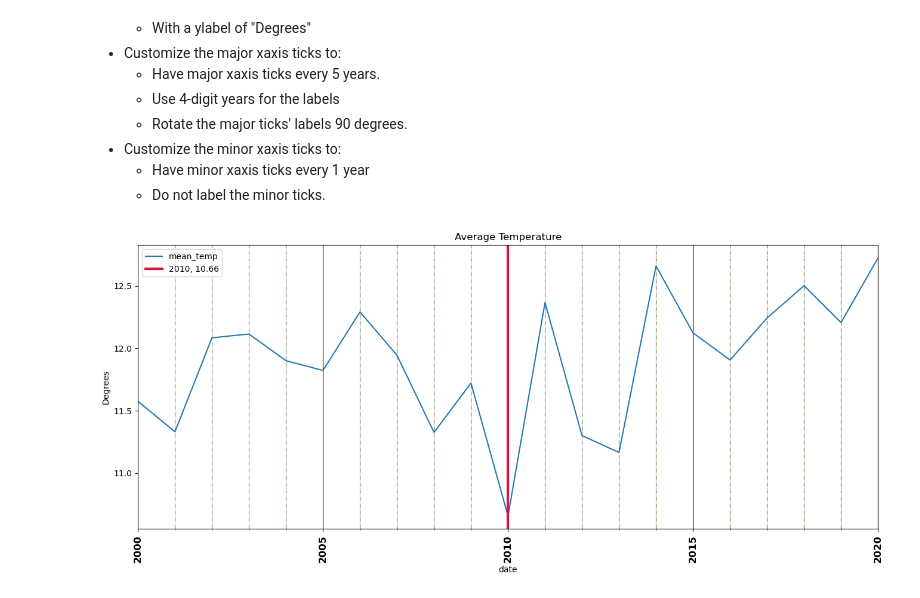
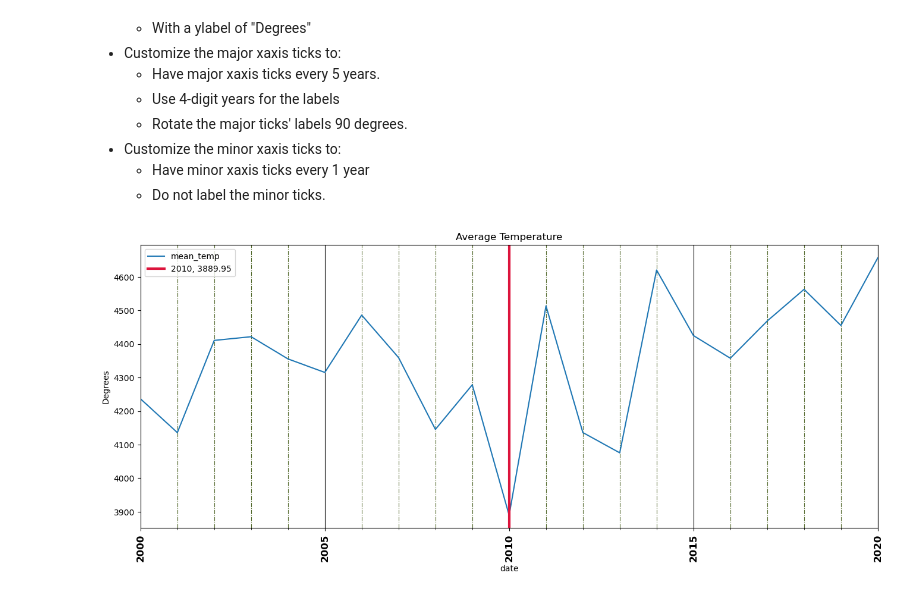
Before and after one commit to wrodemoyer/Resampling-Datetime-Data-Core, a Jupyter notebook: Resampling Datetime Data.ipynb, the cells around one changed output. Cells and saved outputs as stored; diff of their text form; code cells hidden in the pictures.

```diff
--- a/Resampling Datetime Data.ipynb
+++ b/Resampling Datetime Data.ipynb
@@ -199,10 +199,10 @@ df['mean_temp']= df['mean_temp'].interpolate()
 df['min_temp']= df['min_temp'].interpolate()
 
 # precipitation
-df['precipitation']= df['precipitation'].interpolate()
+df['precipitation']= df['precipitation'].fillna(0)
 
 # snow_depth
-df['snow_depth']= df['snow_depth'].fillna(method= 'ffill')
+df['snow_depth']= df['snow_depth'].fillna(0)
 
 
 df.isna().sum()
@@ -381,7 +381,7 @@ date
 Name: mean_temp, Length: 7671, dtype: float64
 # %%
 # Resample data as Yearly
-mt_res= mt.resample('AS').mean()
+mt_res= mt.resample('A').sum()
 mt_res.head()
 # %% [output]
 date
@@ -422,18 +422,18 @@ Visuals
 # %%
 fig, ax= plt.subplots(figsize= (16,7))
 
 mt_res.plot(ax=ax, title= 'Average Temperature', ylabel= 'Degrees')
 
 ax.set_xticks(ax.get_xticks())
 ax.set_xticklabels(ax.get_xticklabels(), fontsize= 'large', fontweight='bold')
 
 # Custom Major/Minor ticks
 ax.grid(which= 'major', axis='x', color= 'black')
 ax.grid(which= 'minor', axis='x', ls='dashdot', color= 'darkolivegreen')
 
-ax.axvline('2010', color= 'crimson', lw= 3, ls= '-', label= '2010, 10.66')
+ax.axvline('2010', color= 'crimson', lw= 3, ls= '-', label= '2010, 3889.95')
 
 fig.autofmt_xdate(rotation=90, ha= 'center')
 ax.legend();
 # %% [output]
-[figure, old version]
+[figure, new version]
```
Also changed, not shown: parts of 9 cells of this notebook.
